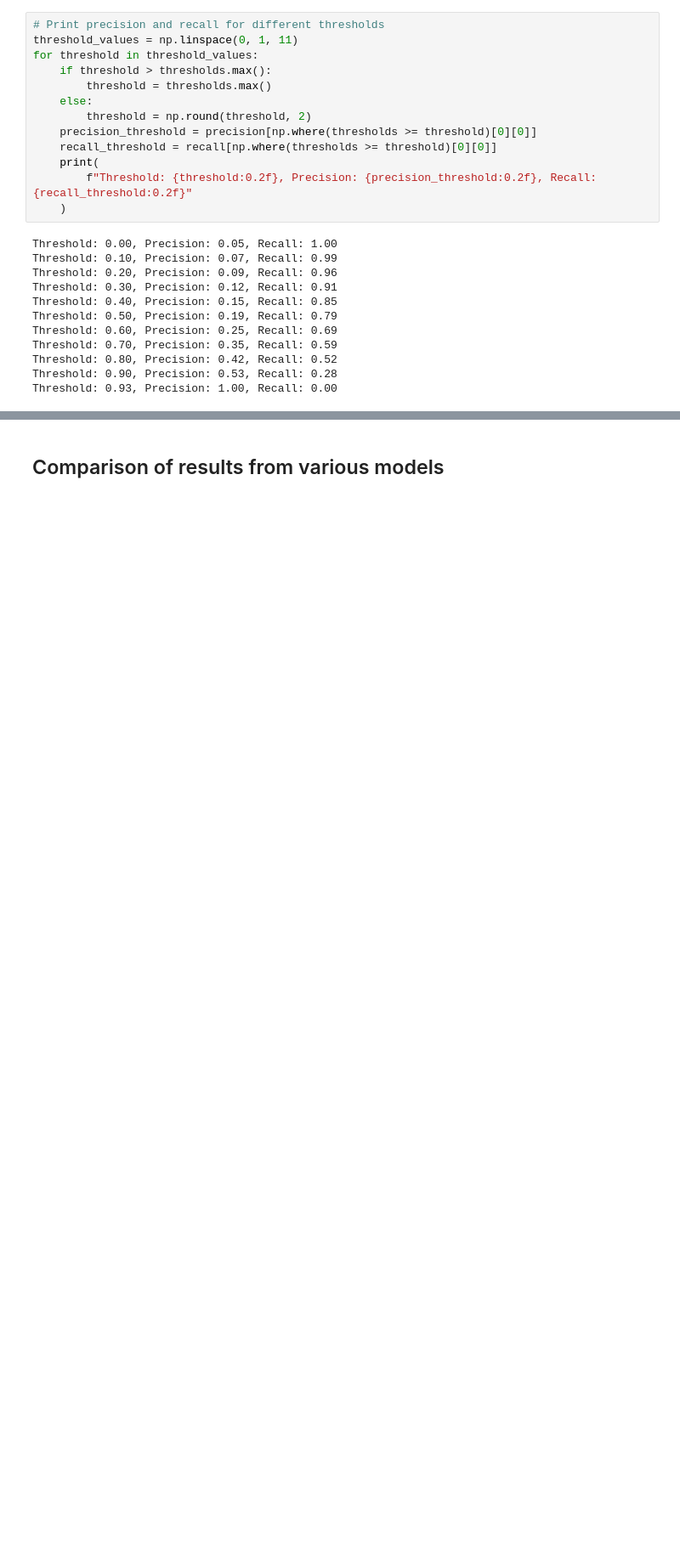
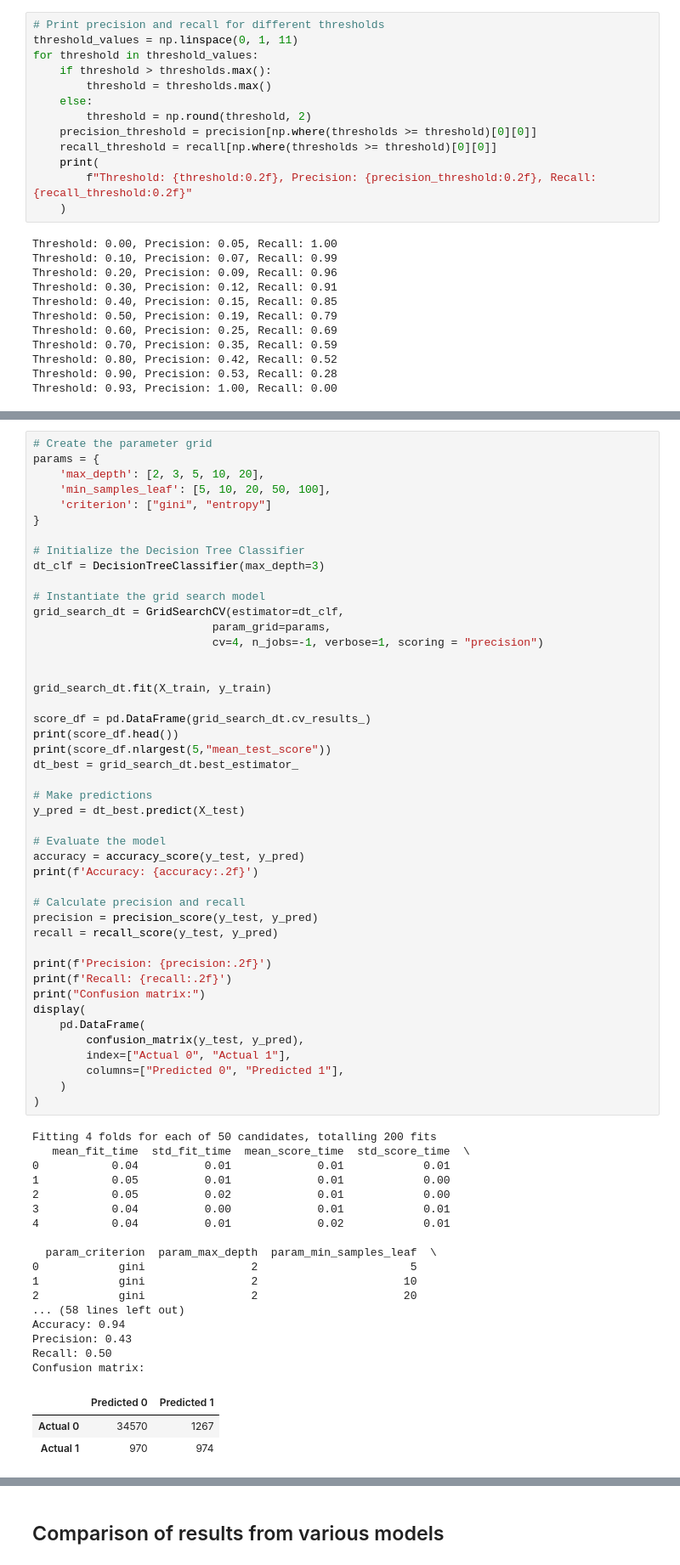
Before and after one commit to anuvrat-umich/siads_capstone, a Jupyter notebook: src/model.ipynb, the cells around one changed output, grey strips where cells are left out. Shown at 85% size. Cells and saved outputs as stored; diff of their text form; blank space fills up the shorter version.

```diff
--- a/src/model.ipynb
+++ b/src/model.ipynb
@@ -1179,0 +1184,66 @@ Threshold: 0.93, Precision: 1.00, Recall: 0.00
+# %%
+# Create the parameter grid
+params = {
+    'max_depth': [2, 3, 5, 10, 20],
+    'min_samples_leaf': [5, 10, 20, 50, 100],
+    'criterion': ["gini", "entropy"]
+}
+
+# Initialize the Decision Tree Classifier
+dt_clf = DecisionTreeClassifier(max_depth=3)
+
+# Instantiate the grid search model
+grid_search_dt = GridSearchCV(estimator=dt_clf,
+                           param_grid=params,
+                           cv=4, n_jobs=-1, verbose=1, scoring = "precision")
+
+
+grid_search_dt.fit(X_train, y_train)
+
+score_df = pd.DataFrame(grid_search_dt.cv_results_)
+print(score_df.head())
+print(score_df.nlargest(5,"mean_test_score"))
+dt_best = grid_search_dt.best_estimator_
+
+# Make predictions
+y_pred = dt_best.predict(X_test)
+
+# Evaluate the model
+accuracy = accuracy_score(y_test, y_pred)
+print(f'Accuracy: {accuracy:.2f}')
+
+# Calculate precision and recall
+precision = precision_score(y_test, y_pred)
+recall = recall_score(y_test, y_pred)
+
+print(f'Precision: {precision:.2f}')
+print(f'Recall: {recall:.2f}')
+print("Confusion matrix:")
+display(
+    pd.DataFrame(
+        confusion_matrix(y_test, y_pred),
+        index=["Actual 0", "Actual 1"],
+        columns=["Predicted 0", "Predicted 1"],
+    )
+)
+# %% [output]
+Fitting 4 folds for each of 50 candidates, totalling 200 fits
+   mean_fit_time  std_fit_time  mean_score_time  std_score_time  \
+0           0.04          0.01             0.01            0.01
+1           0.05          0.01             0.01            0.00
+2           0.05          0.02             0.01            0.00
+3           0.04          0.00             0.01            0.01
+4           0.04          0.01             0.02            0.01
+
+  param_criterion  param_max_depth  param_min_samples_leaf  \
+0            gini                2                       5
+1            gini                2                      10
+2            gini                2                      20
+... (58 lines left out)
+Accuracy: 0.94
+Precision: 0.43
+Recall: 0.50
+Confusion matrix:
+|  | Predicted 0 | Predicted 1 |
+| Actual 0 | 34570 | 1267 |
+| Actual 1 | 970 | 974 |
```
Also changed, not shown: parts of 6 cells of this notebook, 2 other files.
